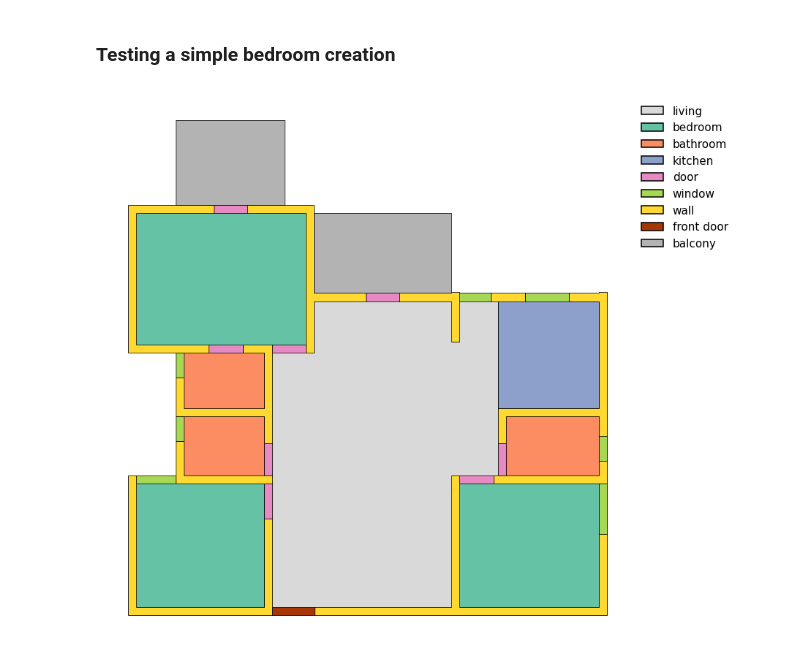
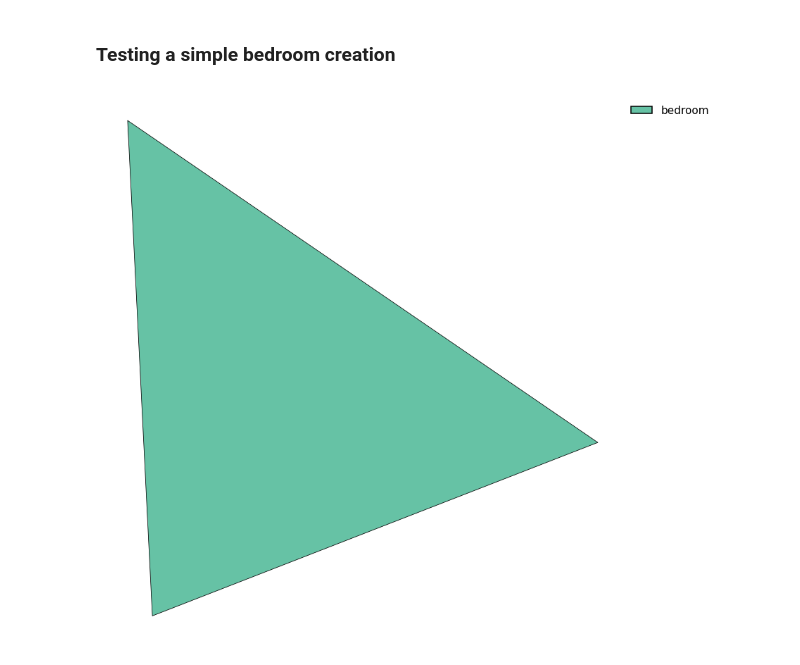
Before and after one commit to Aatmaj-Zephyr/ResPlan, a Jupyter notebook: ResPlan_demo.ipynb, the cells around one changed output. Drawn from its saved outputs; the diff is of its cells as text; code cells hidden in the pictures.

```diff
--- a/ResPlan_demo.ipynb
+++ b/ResPlan_demo.ipynb
@@ -178,24 +178,24 @@ Saved example figures to: plan_pngs
 # %%
 import json
 from shapely import wkt
 
-with open("plan.json", "r") as f:
+with open("plan_new.json", "r") as f:
     data = json.load(f)
 
 plan = {}
 
 for k, v in data.items():
     if isinstance(v, str):
         try:
             # Try parsing as WKT geometry
             plan[k] = wkt.loads(v)
         except Exception:
             # Not a geometry string
             plan[k] = v
     else:
         plan[k] = v
+
+plot_plan(plan)
+plt.show()
+# %% [output]
+[figure, added]
-# %%
-plot_plan(plan)
-plt.show()
-# %% [output]
-[figure, removed]
```
Also changed, not shown: 6 other files.
